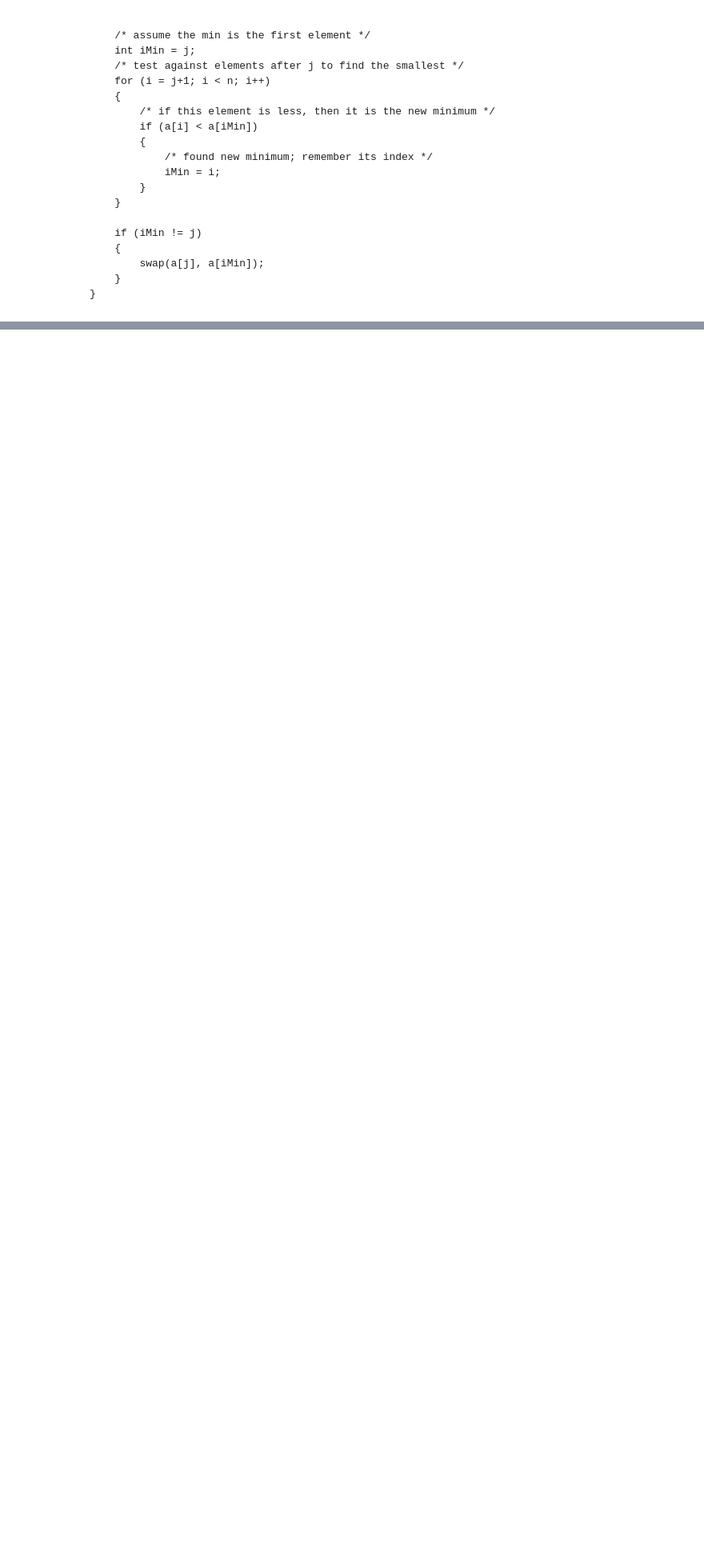
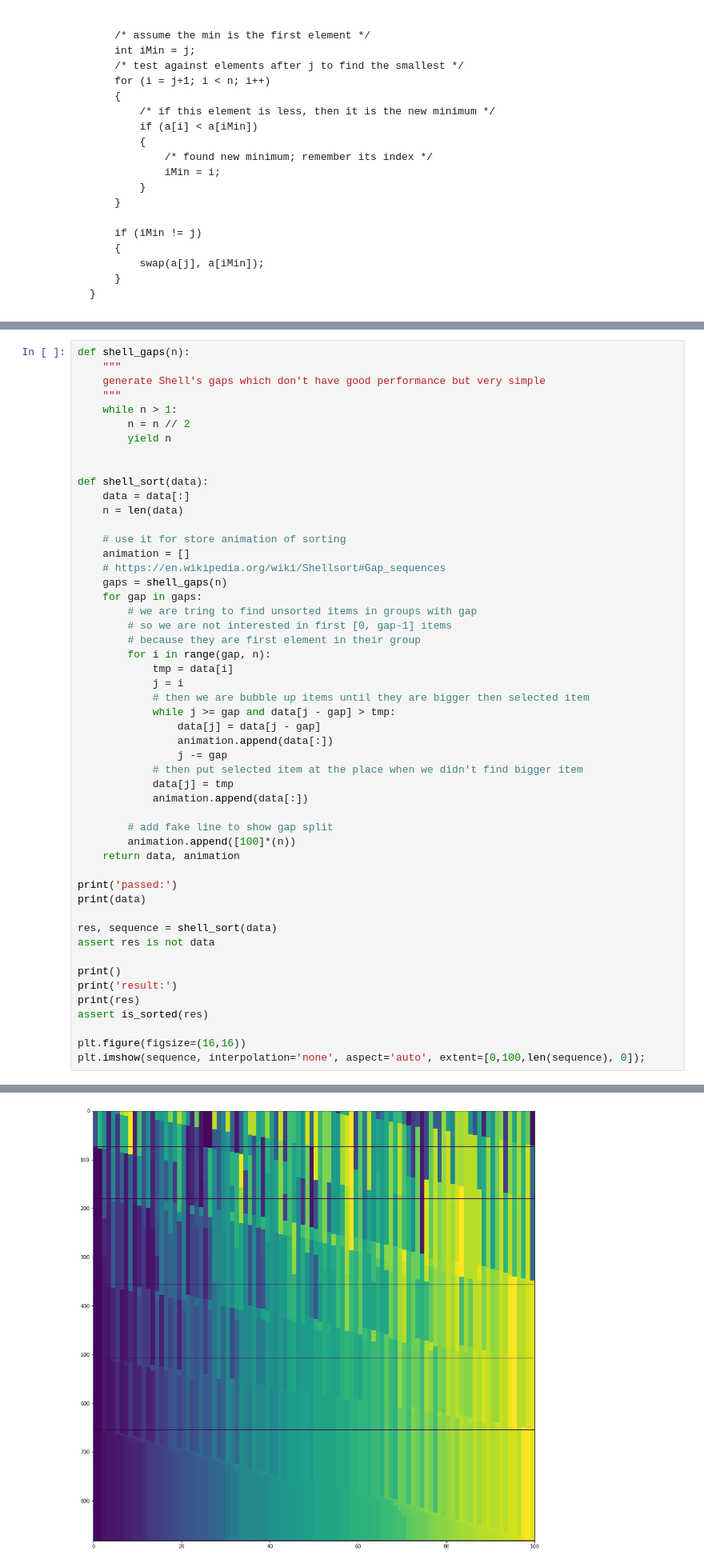
Before and after one commit to hyzhak/python-interview, a Jupyter notebook: sorting.ipynb, the cells around one changed output, grey strips where cells are left out. Shown: that part at 80% size. Cells and saved outputs as stored; diff of their text form; blank space fills up the shorter version.

Commit message:
shell sort

```diff
--- a/sorting.ipynb
+++ b/sorting.ipynb
@@ -172,0 +222,52 @@ AssertionError:
+# %%
+def shell_gaps(n):
+    """
+    generate Shell's gaps which don't have good performance but very simple
+    """
+    while n > 1:
+        n = n // 2
+        yield n
+
+
+def shell_sort(data):
+    data = data[:]
+    n = len(data)
+
+    # use it for store animation of sorting
+    animation = []
+    # https://en.wikipedia.org/wiki/Shellsort#Gap_sequences
+    gaps = shell_gaps(n)
+    for gap in gaps:
+        # we are tring to find unsorted items in groups with gap
+        # so we are not interested in first [0, gap-1] items
+        # because they are first element in their group
+        for i in range(gap, n):
+            tmp = data[i]
+            j = i
+            # then we are bubble up items until they are bigger then selected item
+            while j >= gap and data[j - gap] > tmp:
+                data[j] = data[j - gap]
+                animation.append(data[:])
+                j -= gap
+            # then put selected item at the place when we didn't find bigger item
+            data[j] = tmp
+            animation.append(data[:])
+
+        # add fake line to show gap split
+        animation.append([100]*(n))
+    return data, animation
+
+print('passed:')
+print(data)
+
+res, sequence = shell_sort(data)
+assert res is not data
+
+print()
+print('result:')
+print(res)
+assert is_sorted(res)
+
+plt.figure(figsize=(16,16))
+plt.imshow(sequence, interpolation='none', aspect='auto', extent=[0,100,len(sequence), 0]);
+# %% [output]
@@ -172,0 +279 @@ AssertionError:
+[figure, added]
```
Also changed, not shown: parts of 5 cells of this notebook.
